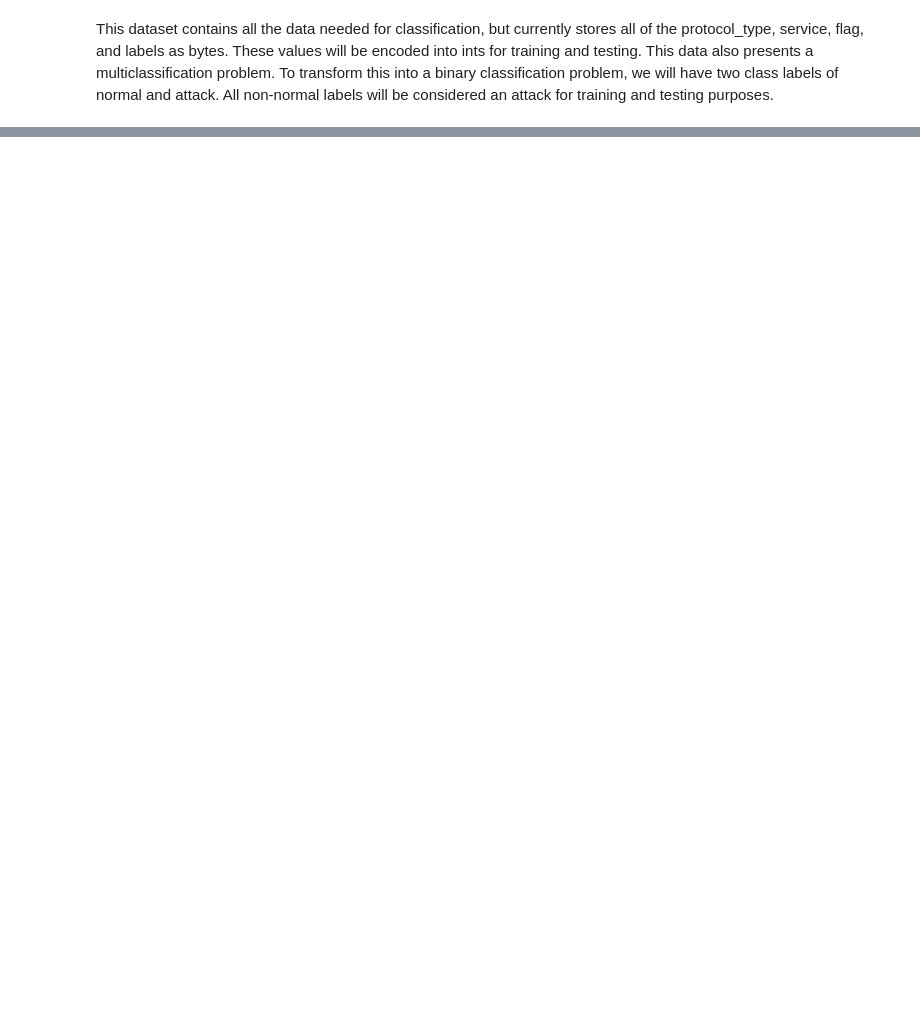
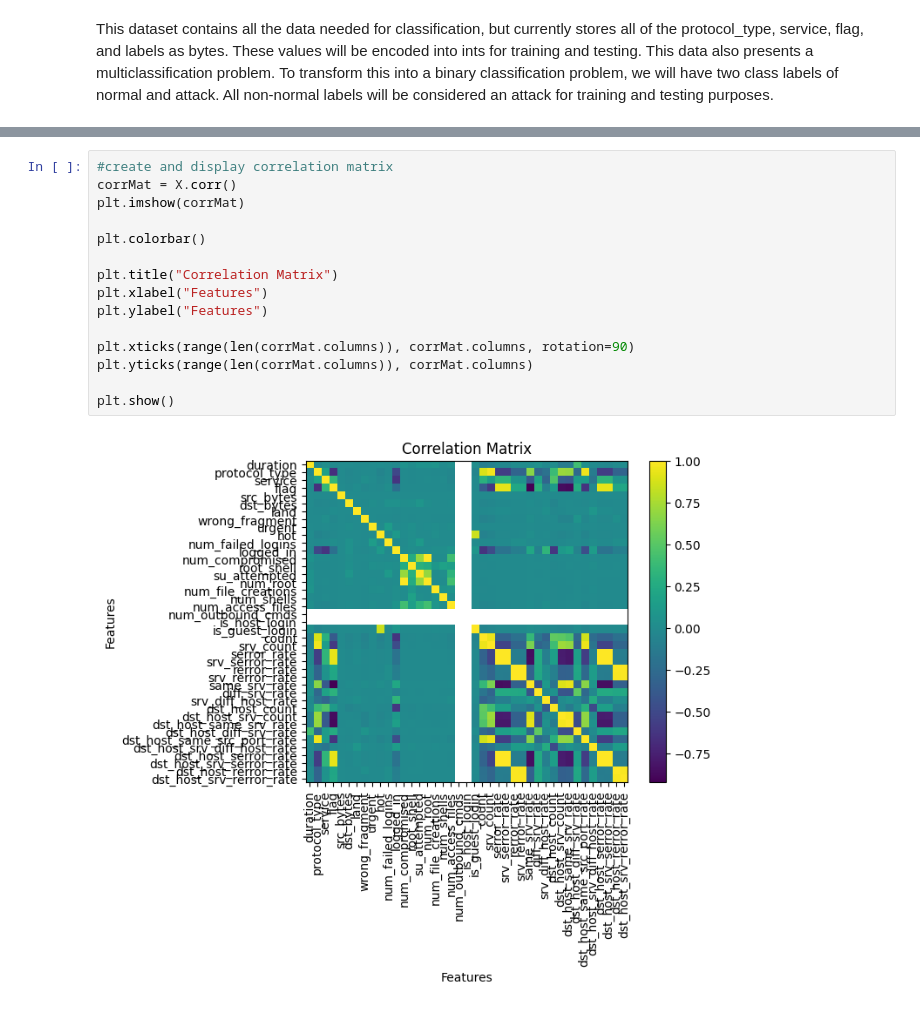
Before and after one commit to joshuakobuskie/FA24-CS634-101-Final, a Jupyter notebook: kobuskie_joshua_finalproject.ipynb, the cells around one changed output, grey strips where cells are left out. Cells and saved outputs as stored; diff of their text form; blank space fills up the shorter version.

Commit message:
feat: add class balance analysis and correlation matrix

```diff
--- a/kobuskie_joshua_finalproject.ipynb
+++ b/kobuskie_joshua_finalproject.ipynb
@@ -94,0 +146,17 @@ print(protocolDict)
+# %%
+#create and display correlation matrix
+corrMat = X.corr()
+plt.imshow(corrMat)
+
+plt.colorbar()
+
+plt.title("Correlation Matrix")
+plt.xlabel("Features")
+plt.ylabel("Features")
+
+plt.xticks(range(len(corrMat.columns)), corrMat.columns, rotation=90)
+plt.yticks(range(len(corrMat.columns)), corrMat.columns)
+
+plt.show()
+# %% [output]
+[figure, added]
```
Also changed, not shown: parts of 7 cells of this notebook.
